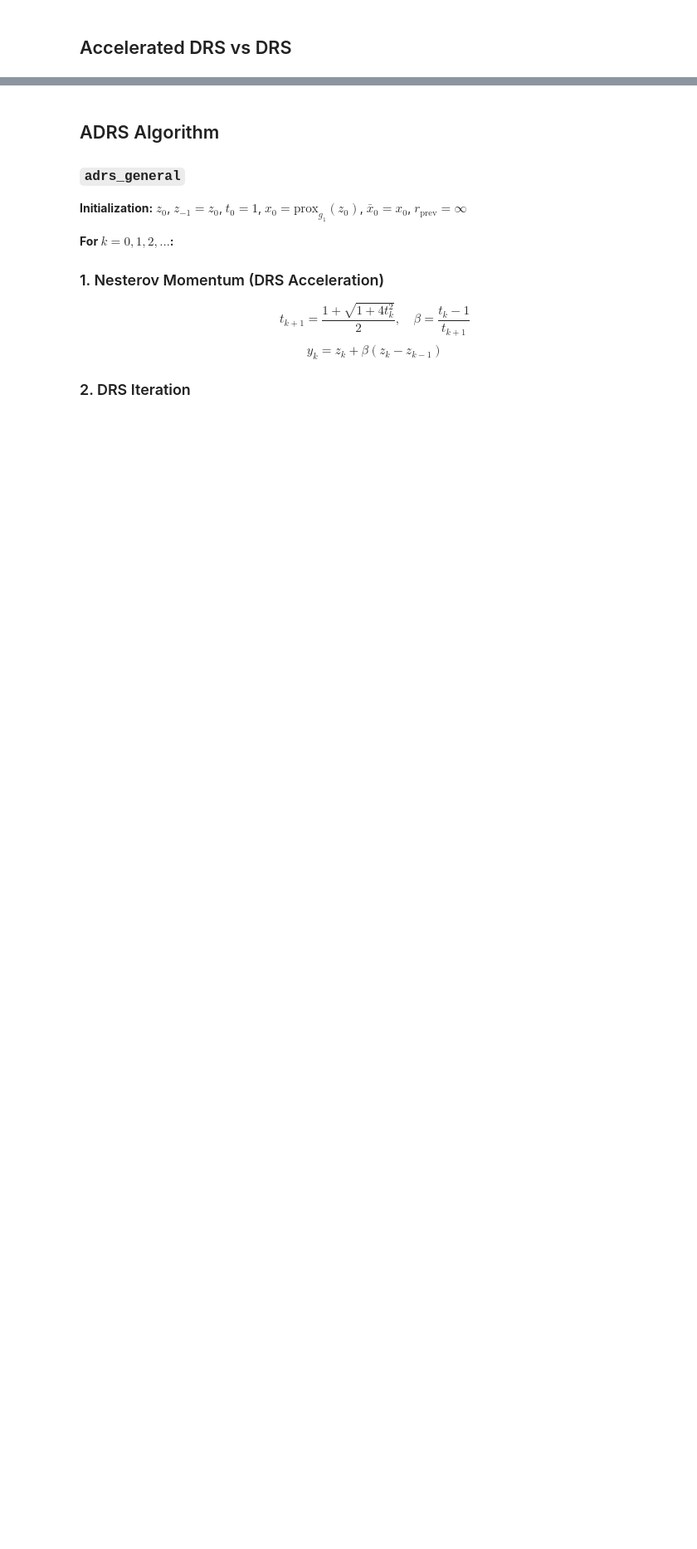
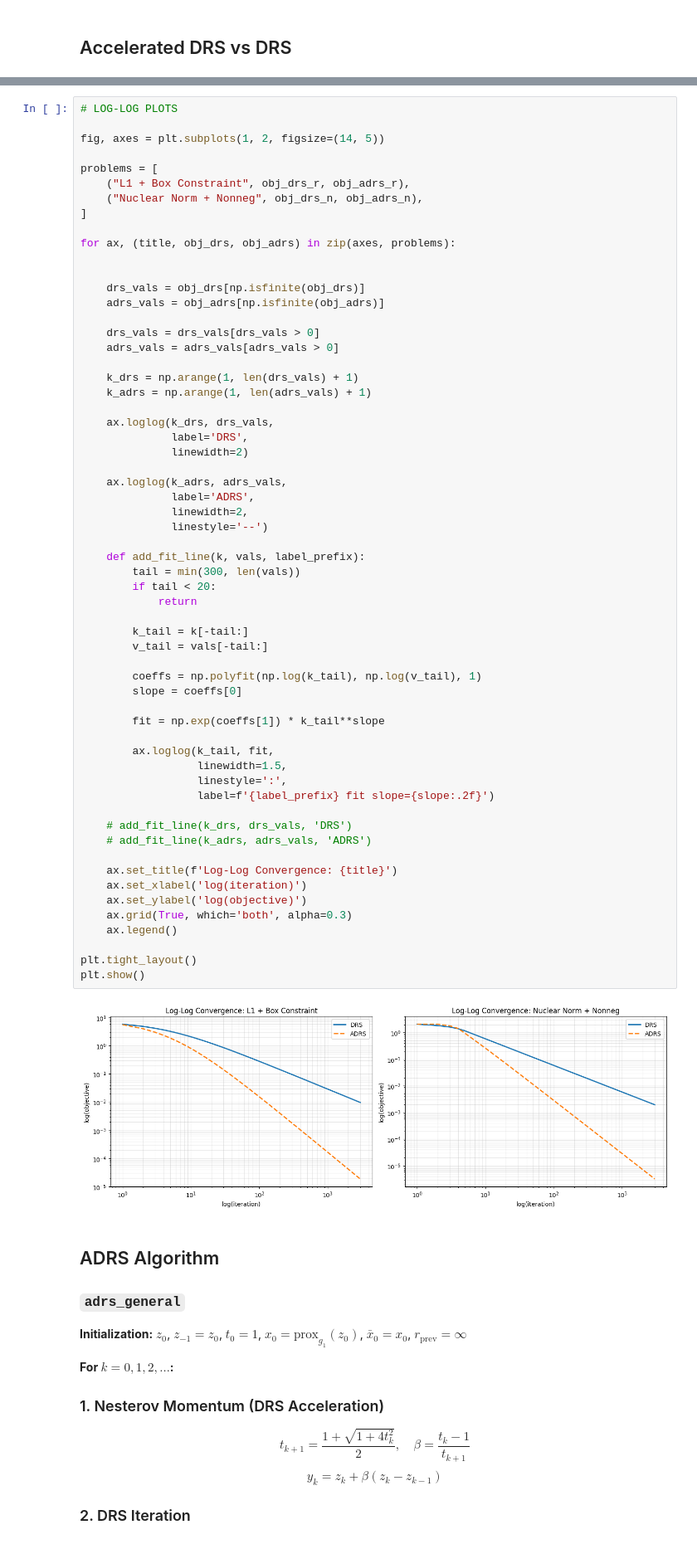
Before and after one commit to gmbabreu/Iterative-methods-project, a Jupyter notebook: ADRS.ipynb, the cells around one changed output, grey strips where cells are left out. Shown at 83% size. Saved outputs shown, nothing was run; the diff lists cells and outputs as text; blank space fills up the shorter version.

Commit message:
added loglogp plot

```diff
--- a/ADRS.ipynb
+++ b/ADRS.ipynb
@@ -401,6 +408,68 @@ SUMMARY
     DRS  final: 0.001957  (0.251s)
     ADRS final: 0.000003  (0.150s)
     Winner: ADRS  (gap: 1.95e-03)
+# %%
+# LOG-LOG PLOTS
+
+fig, axes = plt.subplots(1, 2, figsize=(14, 5))
+
+problems = [
+    ("L1 + Box Constraint", obj_drs_r, obj_adrs_r),
+    ("Nuclear Norm + Nonneg", obj_drs_n, obj_adrs_n),
+]
+
+for ax, (title, obj_drs, obj_adrs) in zip(axes, problems):
+
+
+    drs_vals = obj_drs[np.isfinite(obj_drs)]
+    adrs_vals = obj_adrs[np.isfinite(obj_adrs)]
+
+    drs_vals = drs_vals[drs_vals > 0]
+    adrs_vals = adrs_vals[adrs_vals > 0]
+
+    k_drs = np.arange(1, len(drs_vals) + 1)
+    k_adrs = np.arange(1, len(adrs_vals) + 1)
+
+    ax.loglog(k_drs, drs_vals,
+              label='DRS',
+              linewidth=2)
+
+    ax.loglog(k_adrs, adrs_vals,
+              label='ADRS',
+              linewidth=2,
+              linestyle='--')
+
+    def add_fit_line(k, vals, label_prefix):
+        tail = min(300, len(vals))
+        if tail < 20:
+            return
+
+        k_tail = k[-tail:]
+        v_tail = vals[-tail:]
+
+        coeffs = np.polyfit(np.log(k_tail), np.log(v_tail), 1)
+        slope = coeffs[0]
+
+        fit = np.exp(coeffs[1]) * k_tail**slope
+
+        ax.loglog(k_tail, fit,
+                  linewidth=1.5,
+                  linestyle=':',
+                  label=f'{label_prefix} fit slope={slope:.2f}')
+
+    # add_fit_line(k_drs, drs_vals, 'DRS')
+    # add_fit_line(k_adrs, adrs_vals, 'ADRS')
+
+    ax.set_title(f'Log-Log Convergence: {title}')
+    ax.set_xlabel('log(iteration)')
+    ax.set_ylabel('log(objective)')
+    ax.grid(True, which='both', alpha=0.3)
+    ax.legend()
+
+plt.tight_layout()
+plt.show()
+# %% [output]
+[figure, added]
 # %% [markdown]
 
 
```
Also changed, not shown: parts of 1 cell of this notebook.
